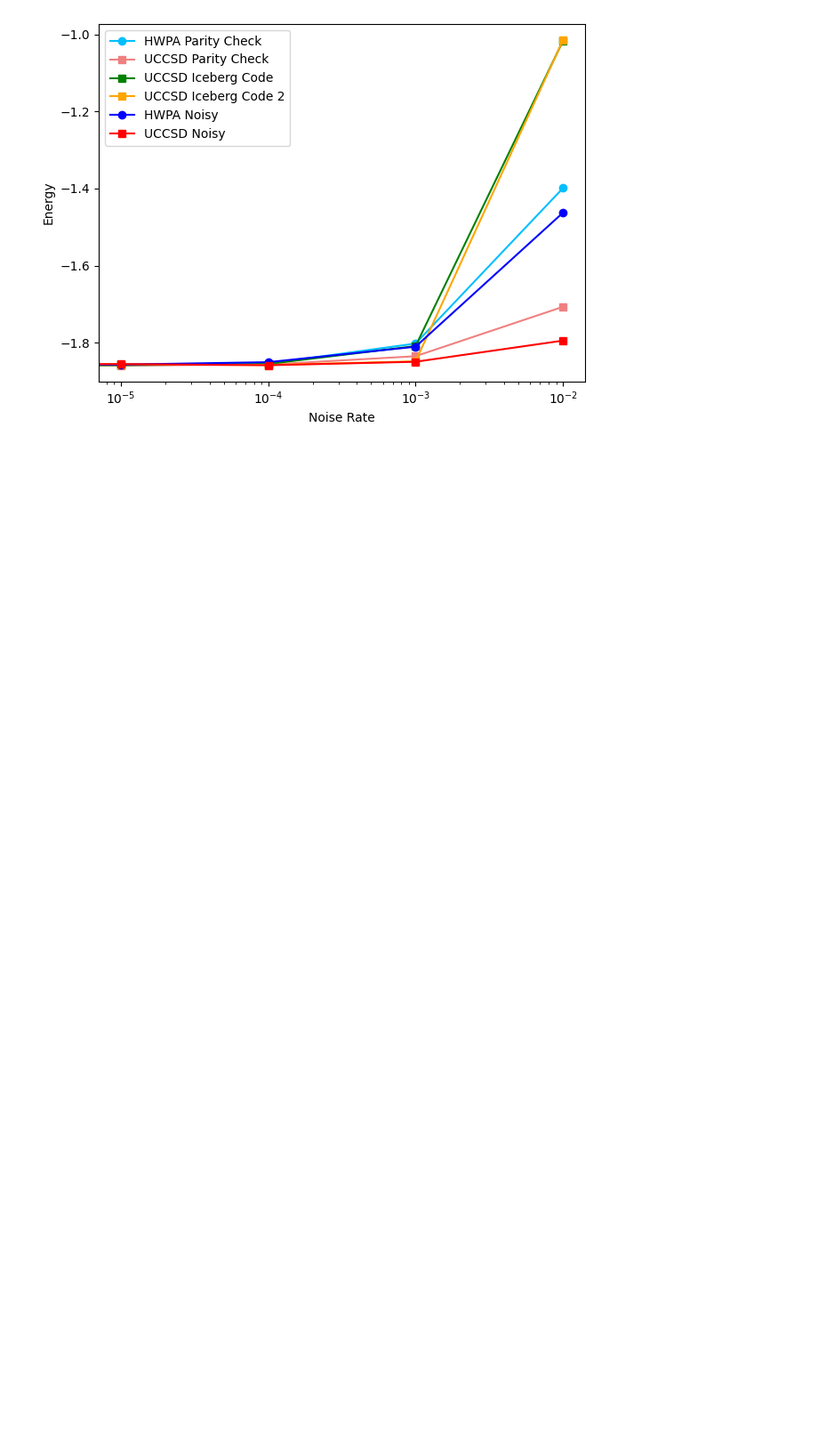
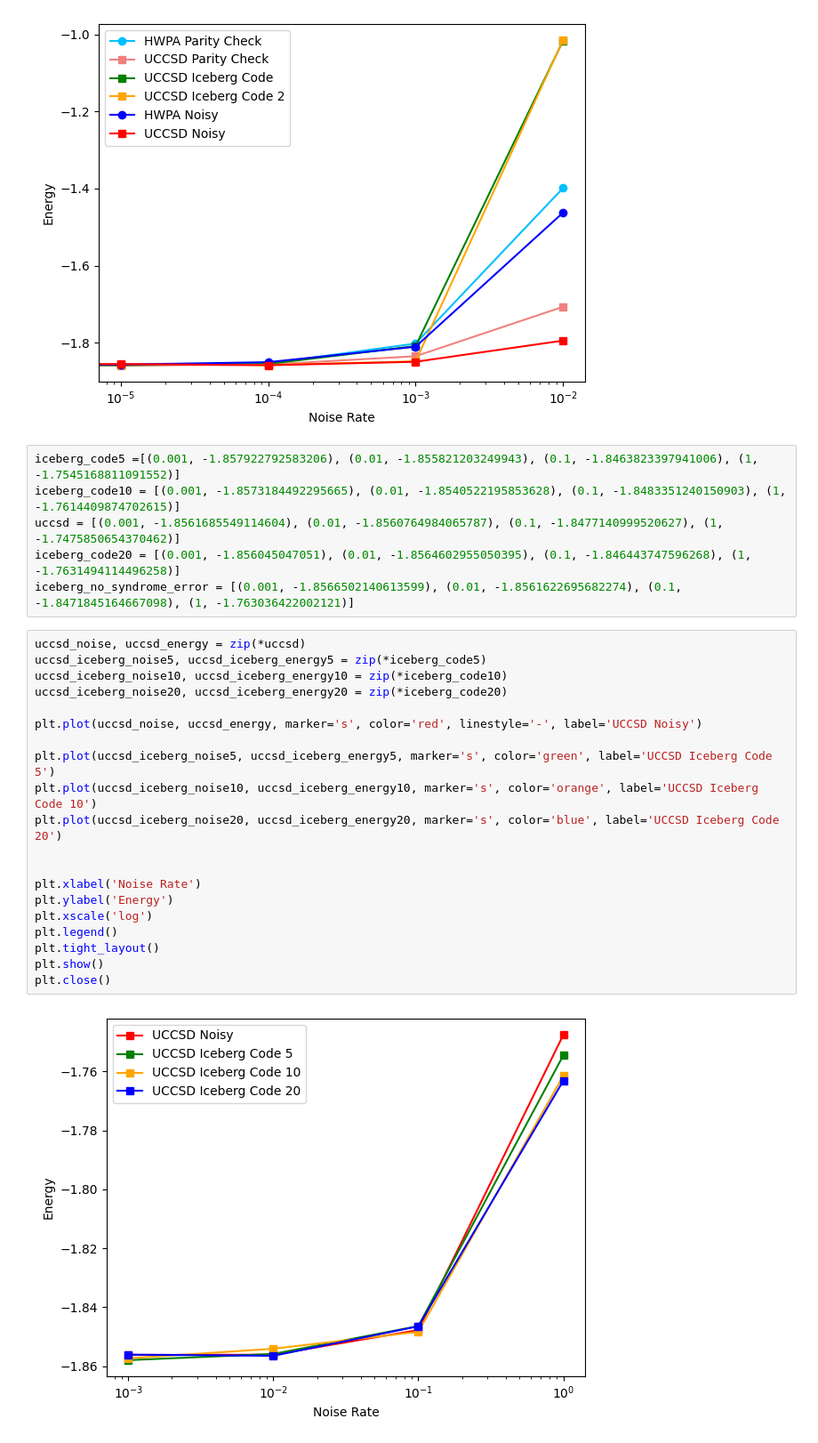
Before and after one commit to abclzr/test_barren_plateaus, a Jupyter notebook: plot.ipynb, the cells around one changed output. Shown at 89% size. Cells and saved outputs as stored; diff of their text form; blank space fills up the shorter version.

```diff
--- a/plot.ipynb
+++ b/plot.ipynb
@@ -53,3 +53,31 @@ plt.show()
 plt.close()
 # %% [output]
 [figure]
+# %%
+iceberg_code5 =[(0.001, -1.857922792583206), (0.01, -1.855821203249943), (0.1, -1.8463823397941006), (1, -1.7545168811091552)]
+iceberg_code10 = [(0.001, -1.8573184492295665), (0.01, -1.8540522195853628), (0.1, -1.8483351240150903), (1, -1.7614409874702615)]
+uccsd = [(0.001, -1.8561685549114604), (0.01, -1.8560764984065787), (0.1, -1.8477140999520627), (1, -1.7475850654370462)]
+iceberg_code20 = [(0.001, -1.856045047051), (0.01, -1.8564602955050395), (0.1, -1.846443747596268), (1, -1.7631494114496258)]
+iceberg_no_syndrome_error = [(0.001, -1.8566502140613599), (0.01, -1.8561622695682274), (0.1, -1.8471845164667098), (1, -1.763036422002121)]
+# %%
+uccsd_noise, uccsd_energy = zip(*uccsd)
+uccsd_iceberg_noise5, uccsd_iceberg_energy5 = zip(*iceberg_code5)
+uccsd_iceberg_noise10, uccsd_iceberg_energy10 = zip(*iceberg_code10)
+uccsd_iceberg_noise20, uccsd_iceberg_energy20 = zip(*iceberg_code20)
+
+plt.plot(uccsd_noise, uccsd_energy, marker='s', color='red', linestyle='-', label='UCCSD Noisy')
+
+plt.plot(uccsd_iceberg_noise5, uccsd_iceberg_energy5, marker='s', color='green', label='UCCSD Iceberg Code 5')
+plt.plot(uccsd_iceberg_noise10, uccsd_iceberg_energy10, marker='s', color='orange', label='UCCSD Iceberg Code 10')
+plt.plot(uccsd_iceberg_noise20, uccsd_iceberg_energy20, marker='s', color='blue', label='UCCSD Iceberg Code 20')
+
+
+plt.xlabel('Noise Rate')
+plt.ylabel('Energy')
+plt.xscale('log')
+plt.legend()
+plt.tight_layout()
+plt.show()
+plt.close()
+# %% [output]
+[figure, added]
```
Also changed, not shown: parts of 2 cells of this notebook, 6 other files.
